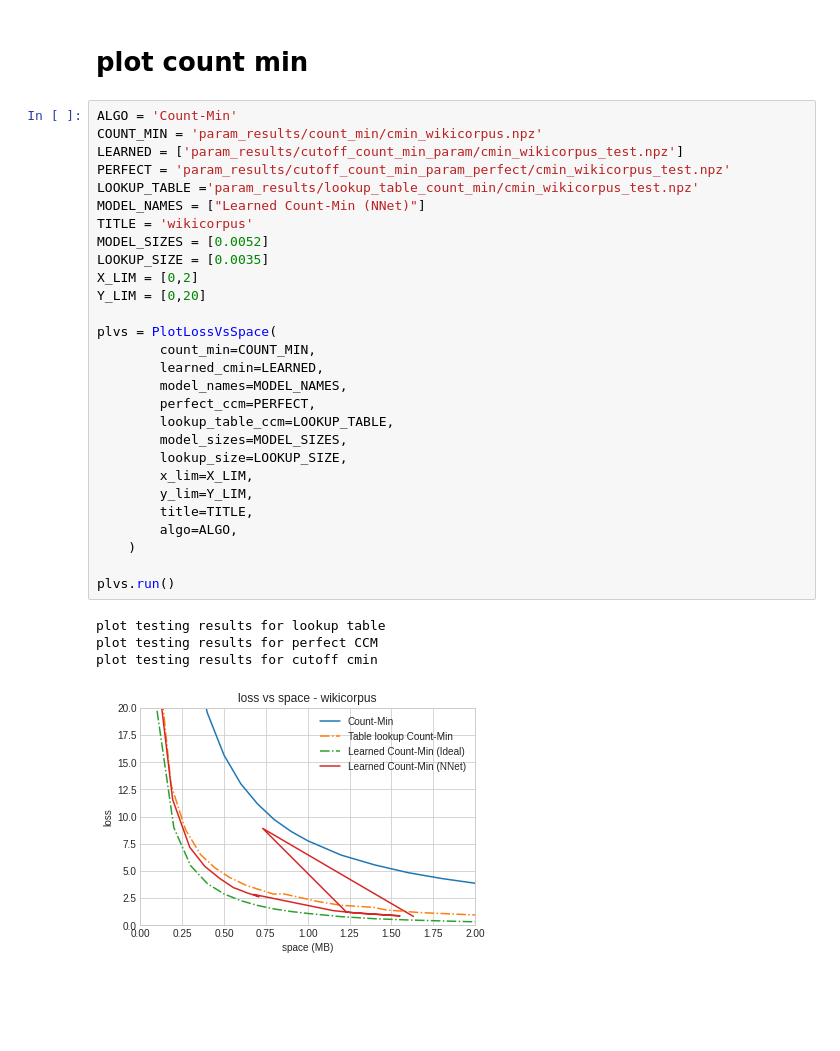
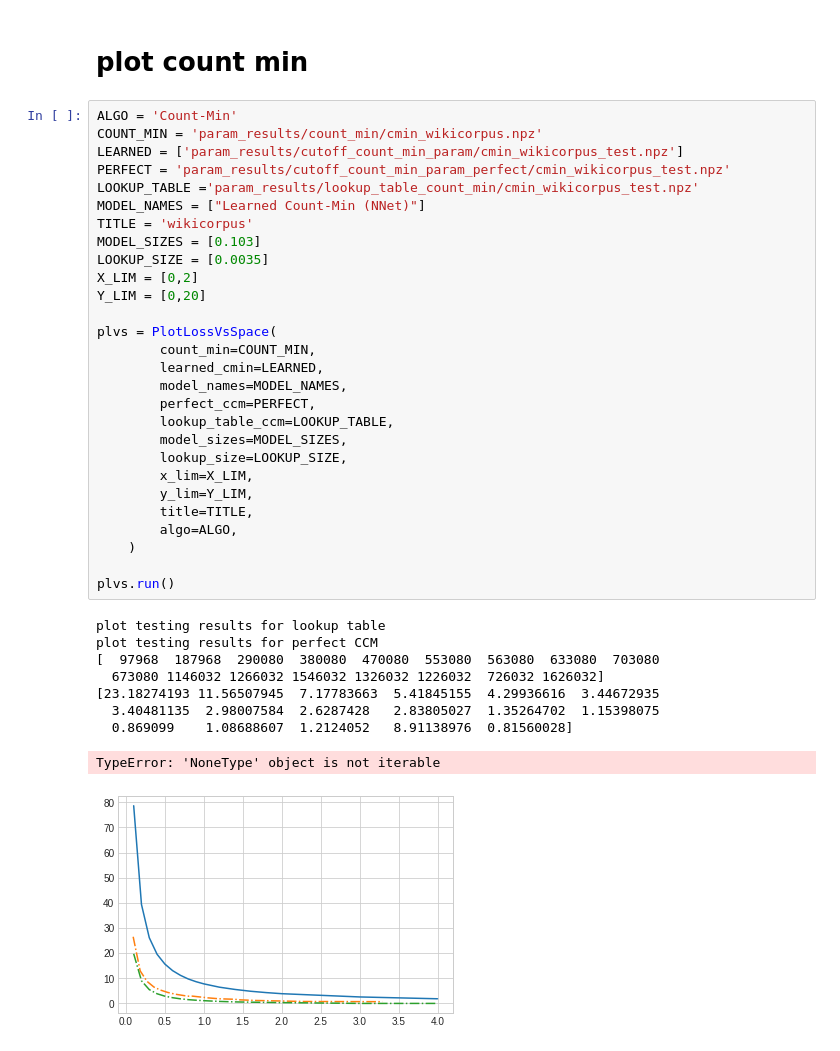
Before and after one commit to danielkorat/dynamic_ds, a Jupyter notebook: Playground.ipynb, the cells around one changed output. Cells and saved outputs as stored; diff of their text form; blank space fills up the shorter version.

Commit message:
3% plot WIP

```diff
--- a/Playground.ipynb
+++ b/Playground.ipynb
@@ -352,33 +352,38 @@ total time: 284.56 sec
 # %%
 ALGO = 'Count-Min'
 COUNT_MIN = 'param_results/count_min/cmin_wikicorpus.npz'
 LEARNED = ['param_results/cutoff_count_min_param/cmin_wikicorpus_test.npz']
 PERFECT = 'param_results/cutoff_count_min_param_perfect/cmin_wikicorpus_test.npz'
 LOOKUP_TABLE ='param_results/lookup_table_count_min/cmin_wikicorpus_test.npz'
 MODEL_NAMES = ["Learned Count-Min (NNet)"]
 TITLE = 'wikicorpus'
-MODEL_SIZES = [0.0052]
+MODEL_SIZES = [0.103]
 LOOKUP_SIZE = [0.0035]
 X_LIM = [0,2]
 Y_LIM = [0,20]
 
 plvs = PlotLossVsSpace(
         count_min=COUNT_MIN,
         learned_cmin=LEARNED,
         model_names=MODEL_NAMES,
         perfect_ccm=PERFECT,
         lookup_table_ccm=LOOKUP_TABLE,
         model_sizes=MODEL_SIZES,
         lookup_size=LOOKUP_SIZE,
         x_lim=X_LIM,
         y_lim=Y_LIM,
         title=TITLE,
         algo=ALGO,
     )
 
 plvs.run()
 # %% [output]
 plot testing results for lookup table
 plot testing results for perfect CCM
-plot testing results for cutoff cmin
+[  97968  187968  290080  380080  470080  553080  563080  633080  703080
+  673080 1146032 1266032 1546032 1326032 1226032  726032 1626032]
+[23.18274193 11.56507945  7.17783663  5.41845155  4.29936616  3.44672935
+  3.40481135  2.98007584  2.6287428   2.83805027  1.35264702  1.15398075
+  0.869099    1.08688607  1.2124052   8.91138976  0.81560028]
+TypeError: 'NoneType' object is not iterable
-[figure, old version]
+[figure, new version]
```
